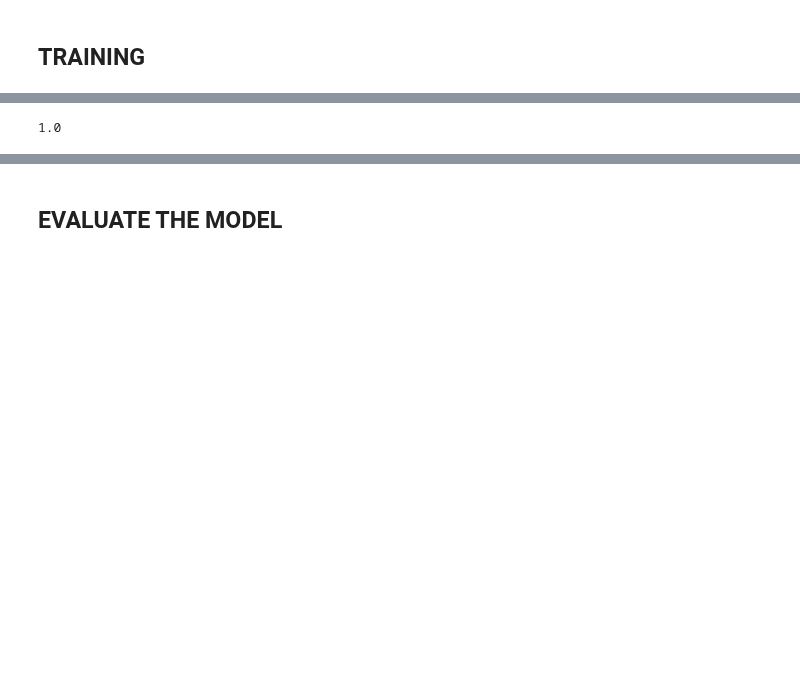
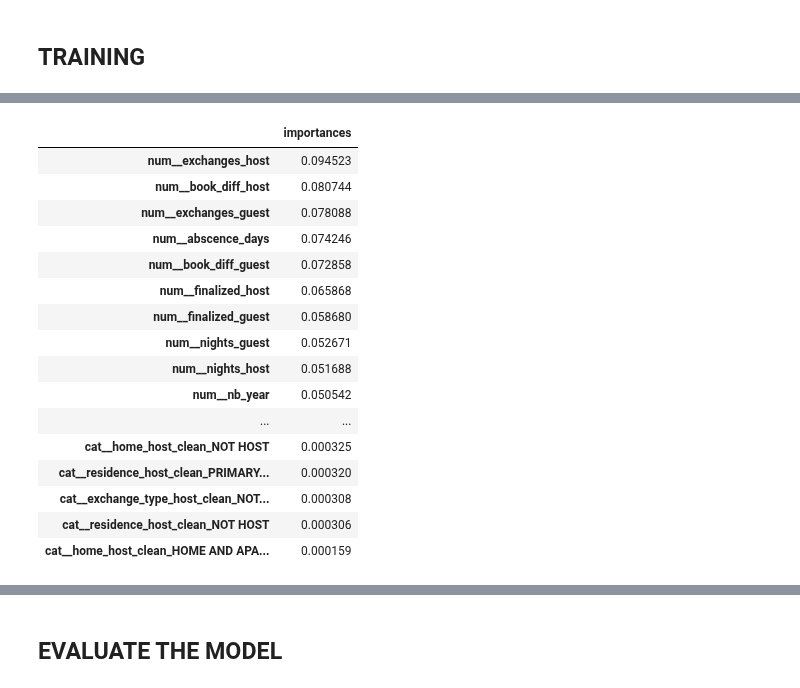
Before and after one commit to Lorenadn/HomeExchange, a Jupyter notebook: notebooks/Classification.ipynb, the cells around one changed output, grey strips where cells are left out. Saved outputs shown, nothing was run; the diff lists cells and outputs as text; code cells hidden in the pictures; blank space fills up the shorter version.

```diff
--- a/notebooks/Classification.ipynb
+++ b/notebooks/Classification.ipynb
@@ -108,3 +132,6 @@ preprocessor = ColumnTransformer(
         ('num', StandardScaler(), numerical_features),
         ('cat', OneHotEncoder(handle_unknown='ignore'), categorical_features)
     ])
+# %%
+features = preprocessor.get_feature_names_out()
+features
@@ -111,5 +156,5 @@ preprocessor = ColumnTransformer(
 # %%
-X_train, X_test, y_train, y_test = train_test_split(X, y, test_size=0.2, random_state=1)
+X_train, X_test, y_train, y_test = train_test_split(X, y, test_size=0.2, random_state=42, shuffle =True)
 # %%
 X_train = preprocessor.fit_transform(X_train)
 X_test = preprocessor.transform(X_test)
@@ -135,7 +180,3 @@ y_train
 Name: has_renewed, Length: 56580, dtype: int64
 # %% [markdown]
 ## TRAINING
-# %%
-from sklearn.linear_model import LogisticRegression
-model = LogisticRegression()
-model.fit(X_train,y_train)
@@ -154,7 +183,3 @@ accuracy_train = model.score(X_train, y_train)
-# %%
-accuracy_train
-# %% [output]
-1.0
 # %%
 from sklearn.ensemble import RandomForestClassifier
 from sklearn.metrics import classification_report, confusion_matrix
@@ -162,3 +187,28 @@ from sklearn.metrics import classification_report, confusion_matrix
 model = RandomForestClassifier(random_state=1)
 model.fit(X_train, y_train)
 y_pred = model.predict(X_test)
+# %%
+importances = model.feature_importances_
+# %%
+importances_df = pd.DataFrame(importances)
+importances_df.index = features#.rename(columns=features)
+impotances_df =importances_df.rename(columns={0:"importances"})
+impotances_df.sort_values(by="importances", ascending =False)
+# %% [output]
+|  | importances |
+| num__exchanges_host | 0.094523 |
+| num__book_diff_host | 0.080744 |
+| num__exchanges_guest | 0.078088 |
+| num__abscence_days | 0.074246 |
+| num__book_diff_guest | 0.072858 |
+| num__finalized_host | 0.065868 |
+| num__finalized_guest | 0.058680 |
+| num__nights_guest | 0.052671 |
+| num__nights_host | 0.051688 |
+| num__nb_year | 0.050542 |
+| ... | ... |
+| cat__home_host_clean_NOT HOST | 0.000325 |
+| cat__residence_host_clean_PRIMARY... | 0.000320 |
+| cat__exchange_type_host_clean_NOT... | 0.000308 |
+| cat__residence_host_clean_NOT HOST | 0.000306 |
+| cat__home_host_clean_HOME AND APA... | 0.000159 |
```
Also changed, not shown: parts of 51 cells of this notebook.
